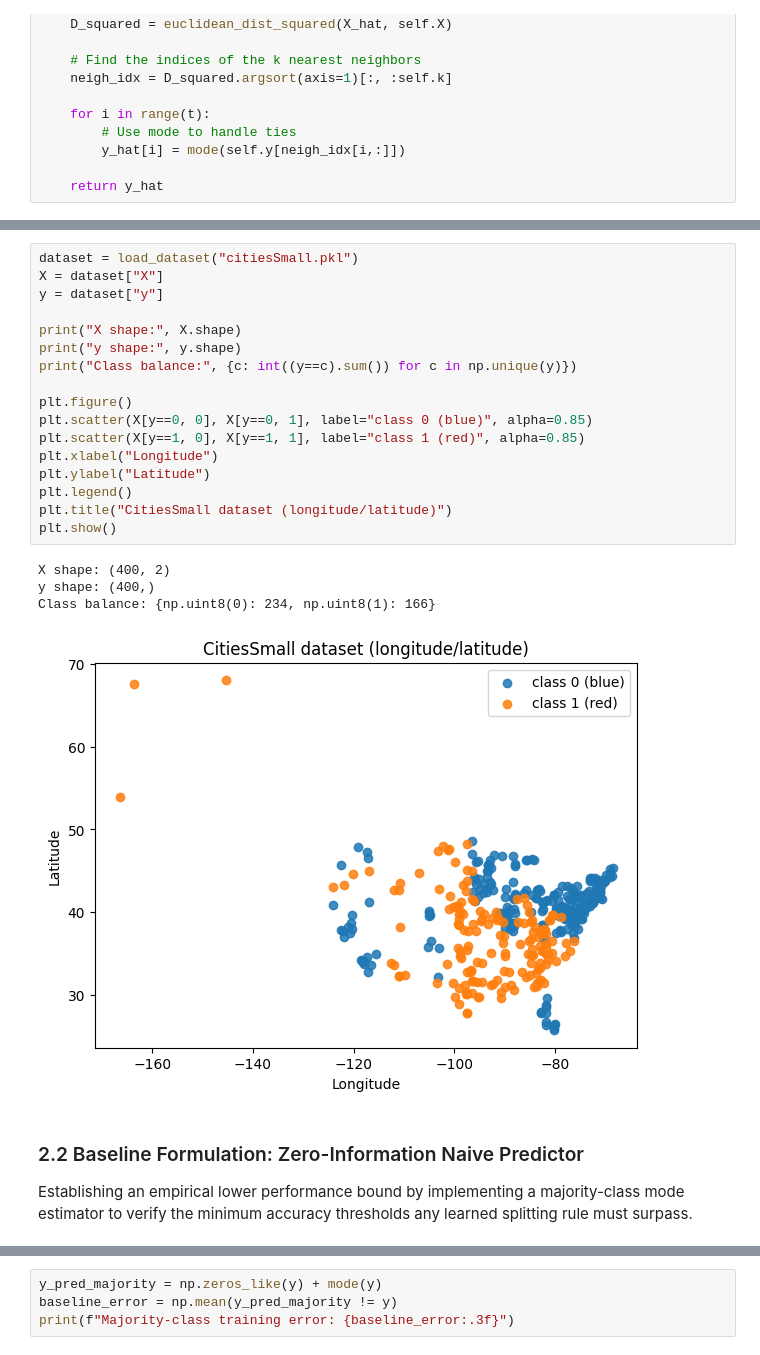
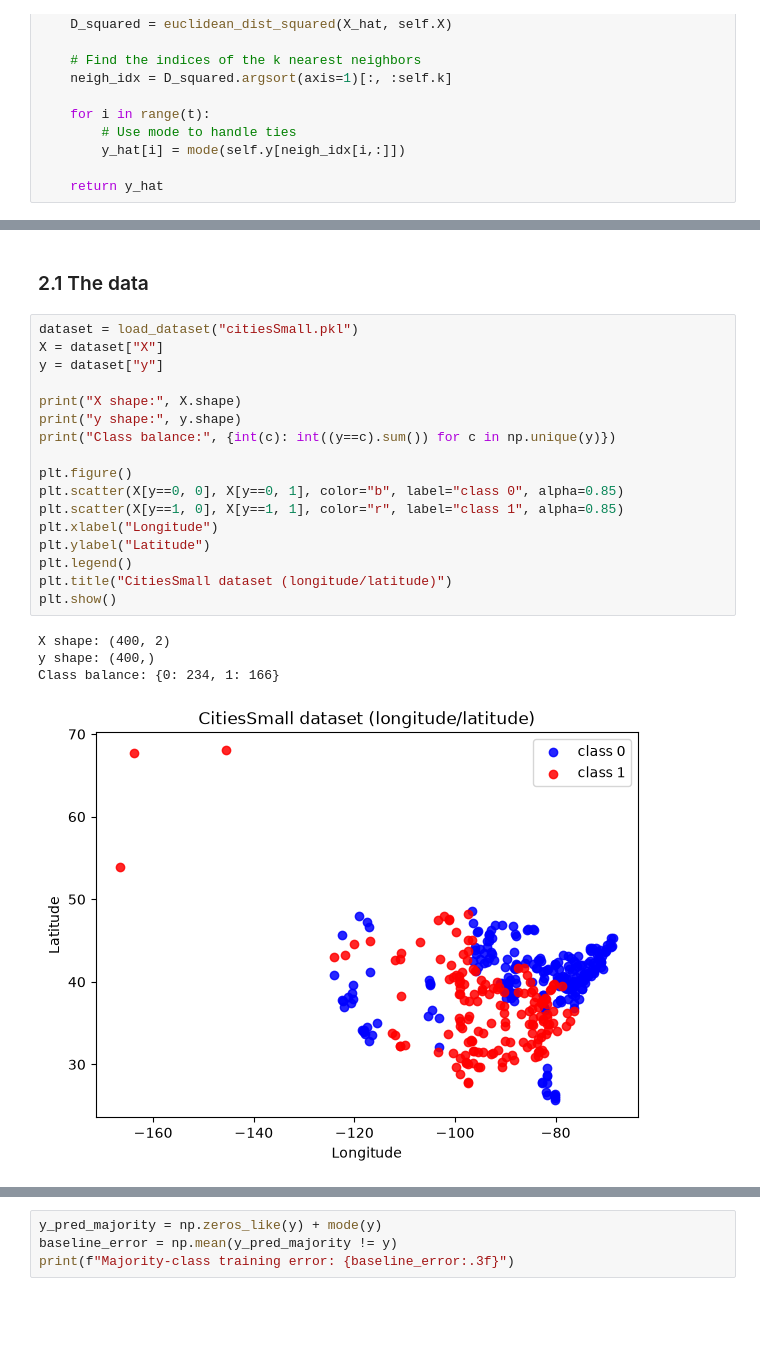
Before and after one commit to HamedHeli/ml-from-scratch, a Jupyter notebook: notebooks/ml-from-scratch.ipynb, the cells around one changed output, grey strips where cells are left out. Drawn from its saved outputs; the diff is of its cells as text; blank space fills up the shorter version.

```diff
--- a/notebooks/ml-from-scratch.ipynb
+++ b/notebooks/ml-from-scratch.ipynb
@@ -346,25 +307,24 @@ Loading the datasets to verify operational dimensions. This initial step ensures
+# %% [markdown]
+### 2.1 The data
 # %%
 dataset = load_dataset("citiesSmall.pkl")
 X = dataset["X"]
 y = dataset["y"]
 
 print("X shape:", X.shape)
 print("y shape:", y.shape)
-print("Class balance:", {c: int((y==c).sum()) for c in np.unique(y)})
+print("Class balance:", {int(c): int((y==c).sum()) for c in np.unique(y)})
 
 plt.figure()
-plt.scatter(X[y==0, 0], X[y==0, 1], label="class 0 (blue)", alpha=0.85)
-plt.scatter(X[y==1, 0], X[y==1, 1], label="class 1 (red)", alpha=0.85)
+plt.scatter(X[y==0, 0], X[y==0, 1], color="b", label="class 0", alpha=0.85)
+plt.scatter(X[y==1, 0], X[y==1, 1], color="r", label="class 1", alpha=0.85)
 plt.xlabel("Longitude")
 plt.ylabel("Latitude")
 plt.legend()
 plt.title("CitiesSmall dataset (longitude/latitude)")
 plt.show()
 # %% [output]
 X shape: (400, 2)
 y shape: (400,)
-Class balance: {np.uint8(0): 234, np.uint8(1): 166}
+Class balance: {0: 234, 1: 166}
-[figure, old version]
+[figure, new version]
-# %% [markdown]
-### 2.2 Baseline Formulation: Zero-Information Naive Predictor
-Establishing an empirical lower performance bound by implementing a majority-class mode estimator to verify the minimum accuracy thresholds any learned splitting rule must surpass.
```
Also changed, not shown: parts of 85 cells of this notebook, 11 other files.
